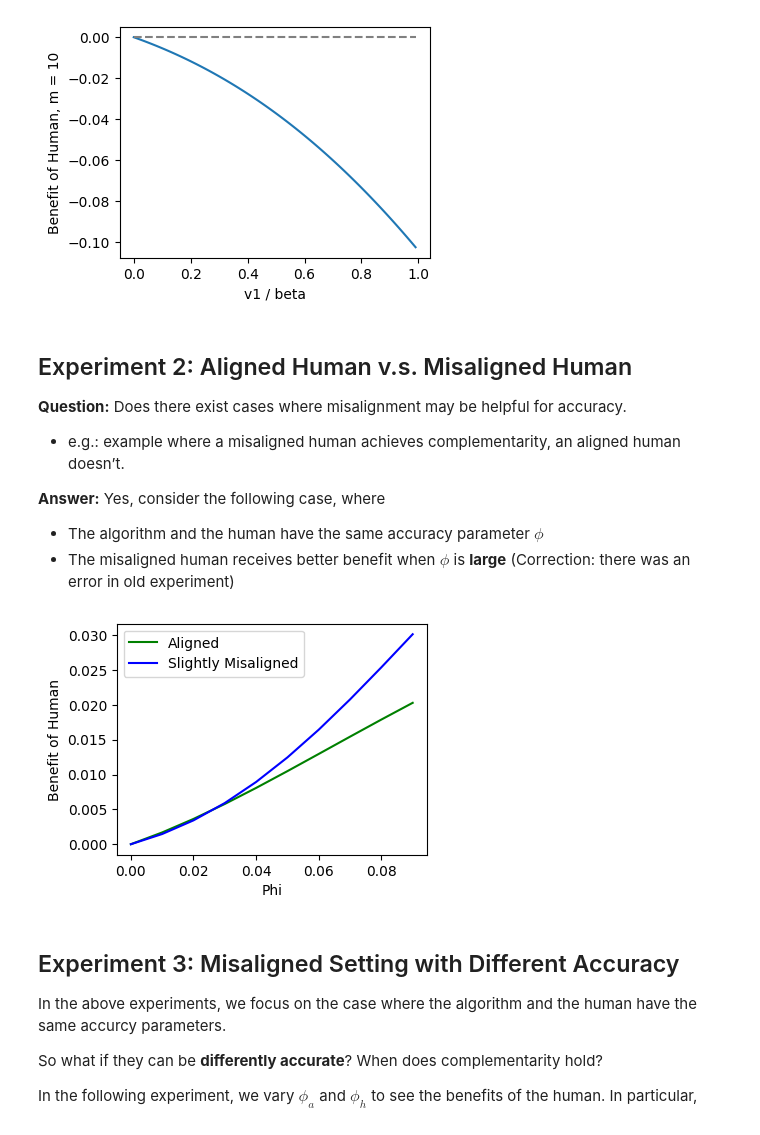
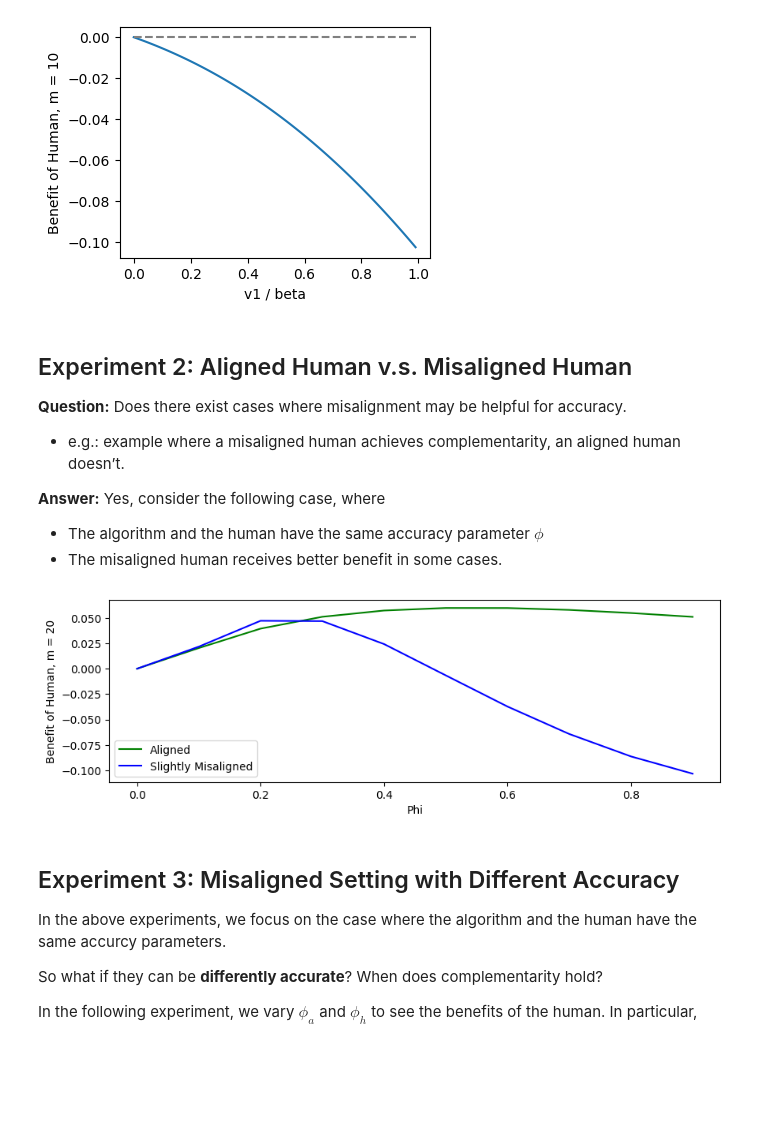
Before and after one commit to sjxer723/Two-List-Problem, a Jupyter notebook: misalignment.ipynb, the cells around one changed output. Cells and saved outputs as stored; diff of their text form; code cells hidden in the pictures; blank space fills up the shorter version.

```diff
--- a/misalignment.ipynb
+++ b/misalignment.ipynb
@@ -100,39 +100,39 @@ plt.show()
 
 **Answer:** Yes, consider the following case, where
 * The algorithm and the human have the same accuracy parameter $\phi$
-* The misaligned human receives better benefit when $\phi$ is **large** (Correction: there was an error in old experiment)
+* The misaligned human receives better benefit in some cases.
 # %%
-m = 30
+m = 20
 k = 2
 aligned_pi_h_star = [i for i in range(1, m+1)]
 slight_misaligned_pi_h_star = [2, 1] + [i for i in range(m, 2, -1)]
 
 ## Accuracy from 0 to 1
 phis, aligned_benefits, misaligned_benefits = [], [], []
-for phi in np.arange(0, 0.1, 0.01):
+for phi in np.arange(0, 1, 0.1):
     D_a = Mallows(m, phi, list(range(1, m+1)))
     aligned_D_h = Mallows(m, phi, aligned_pi_h_star)
     misaligned_D_h = Mallows(m, phi, slight_misaligned_pi_h_star)
 
     aligned_joint_system = HumanAI(m, D_a, aligned_D_h)
     misaligned_joint_system = HumanAI(m, D_a, misaligned_D_h)
 
     aligned_benefit = aligned_joint_system.benefit_of_human_single_best(k)
     misaligned_benefit = misaligned_joint_system.benefit_of_human_single_best(k)
 
     phis.append(phi)
     aligned_benefits.append(aligned_benefit)
     misaligned_benefits.append(misaligned_benefit)
 
-plt.figure(figsize=(4, 3))
+plt.figure(figsize=(10, 3))
 plt.plot(phis, aligned_benefits, color='green', label='Aligned')
 plt.plot(phis, misaligned_benefits, color='blue', label='Slightly Misaligned')
 plt.xlabel('Phi')
 plt.ylabel(f'Benefit of Human, m = {m}')
 plt.legend()
 plt.show()
 # %% [output]
-[figure, old version]
+[figure, new version]
 # %% [markdown]
 <a id="e3"></a>
 ## Experiment 3: Misaligned Setting with Different Accuracy
```
